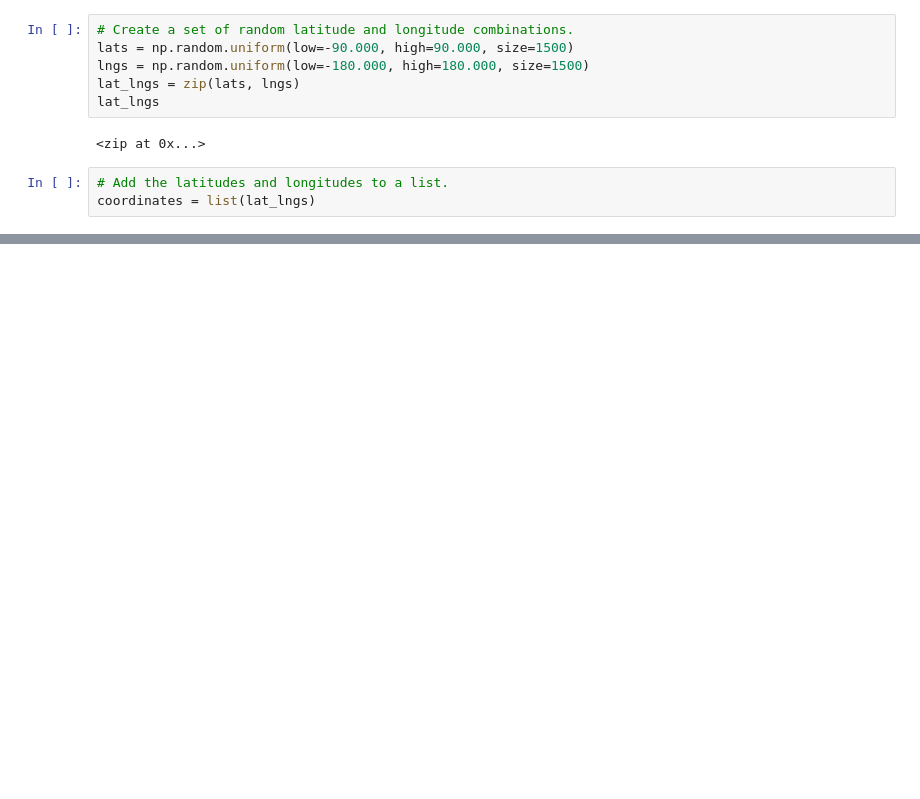
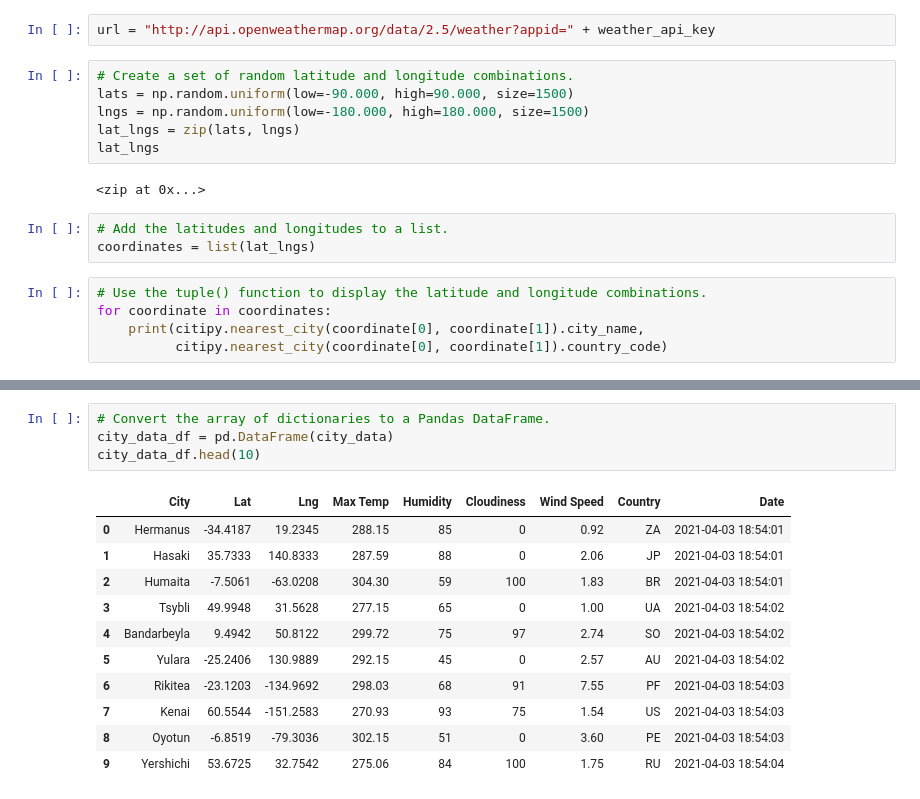
Before and after one commit to hasmanif/World_Weather_Analysis, a Jupyter notebook: WeatherPy.ipynb, the cells around one changed output, grey strips where cells are left out. Saved outputs shown, nothing was run; the diff lists cells and outputs as text; blank space fills up the shorter version.

```diff
--- a/WeatherPy.ipynb
+++ b/WeatherPy.ipynb
@@ -6,3 +13,5 @@ import numpy as np
+# %%
+url = "http://api.openweathermap.org/data/2.5/weather?appid=" + weather_api_key
 # %%
 # Create a set of random latitude and longitude combinations.
 lats = np.random.uniform(low=-90.000, high=90.000, size=1500)
@@ -14,3 +23,8 @@ lat_lngs
 # %%
 # Add the latitudes and longitudes to a list.
 coordinates = list(lat_lngs)
+# %%
+# Use the tuple() function to display the latitude and longitude combinations.
+for coordinate in coordinates:
+    print(citipy.nearest_city(coordinate[0], coordinate[1]).city_name,
+          citipy.nearest_city(coordinate[0], coordinate[1]).country_code)
@@ -28,0 +141,16 @@ len(cities)
+# %%
+# Convert the array of dictionaries to a Pandas DataFrame.
+city_data_df = pd.DataFrame(city_data)
+city_data_df.head(10)
+# %% [output]
+|  | City | Lat | Lng | Max Temp | Humidity | Cloudiness | Wind Speed | Country | Date |
+| 0 | Hermanus | -34.4187 | 19.2345 | 288.15 | 85 | 0 | 0.92 | ZA | 2021-04-03 18:54:01 |
+| 1 | Hasaki | 35.7333 | 140.8333 | 287.59 | 88 | 0 | 2.06 | JP | 2021-04-03 18:54:01 |
+| 2 | Humaita | -7.5061 | -63.0208 | 304.30 | 59 | 100 | 1.83 | BR | 2021-04-03 18:54:01 |
+| 3 | Tsybli | 49.9948 | 31.5628 | 277.15 | 65 | 0 | 1.00 | UA | 2021-04-03 18:54:02 |
+| 4 | Bandarbeyla | 9.4942 | 50.8122 | 299.72 | 75 | 97 | 2.74 | SO | 2021-04-03 18:54:02 |
+| 5 | Yulara | -25.2406 | 130.9889 | 292.15 | 45 | 0 | 2.57 | AU | 2021-04-03 18:54:02 |
+| 6 | Rikitea | -23.1203 | -134.9692 | 298.03 | 68 | 91 | 7.55 | PF | 2021-04-03 18:54:03 |
+| 7 | Kenai | 60.5544 | -151.2583 | 270.93 | 93 | 75 | 1.54 | US | 2021-04-03 18:54:03 |
+| 8 | Oyotun | -6.8519 | -79.3036 | 302.15 | 51 | 0 | 3.60 | PE | 2021-04-03 18:54:03 |
+| 9 | Yershichi | 53.6725 | 32.7542 | 275.06 | 84 | 100 | 1.75 | RU | 2021-04-03 18:54:04 |
```
Also changed, not shown: parts of 6 cells of this notebook, 1 other file.
